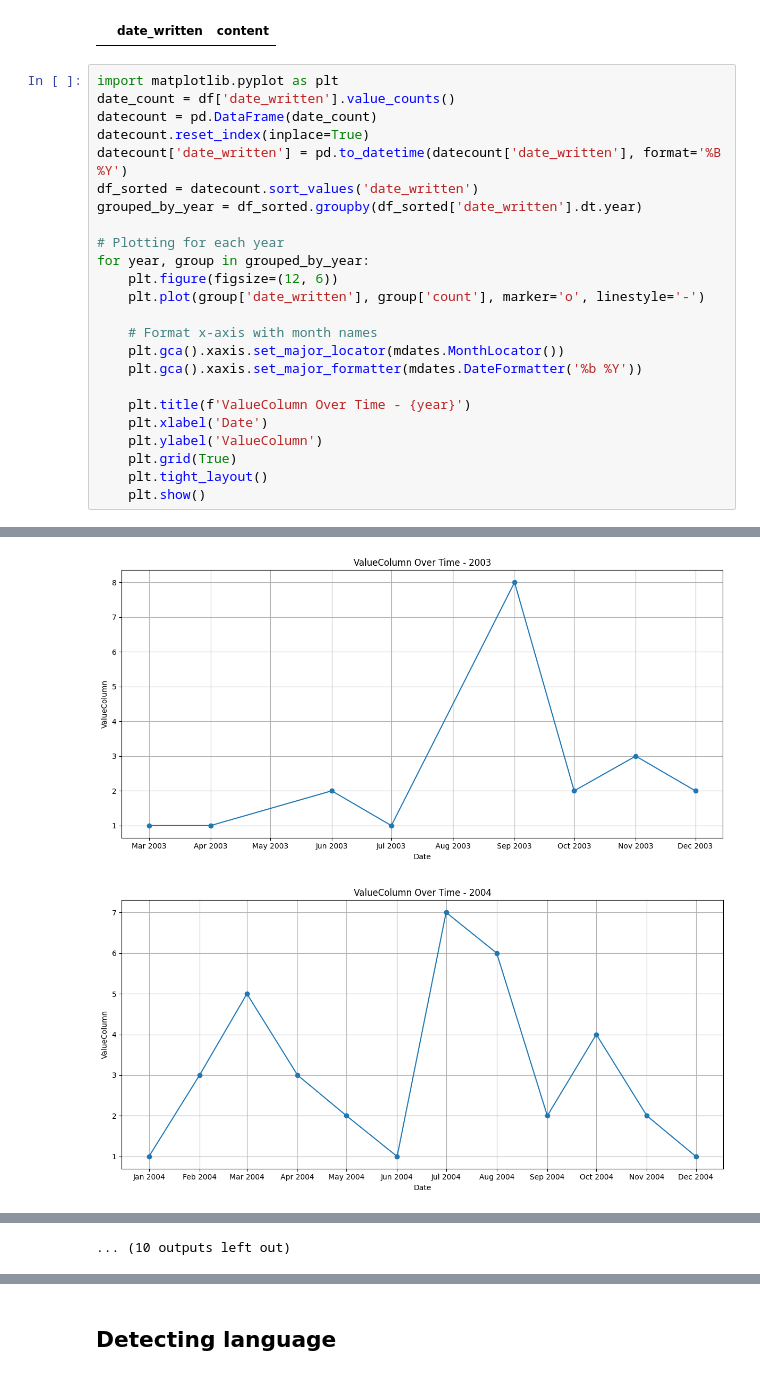
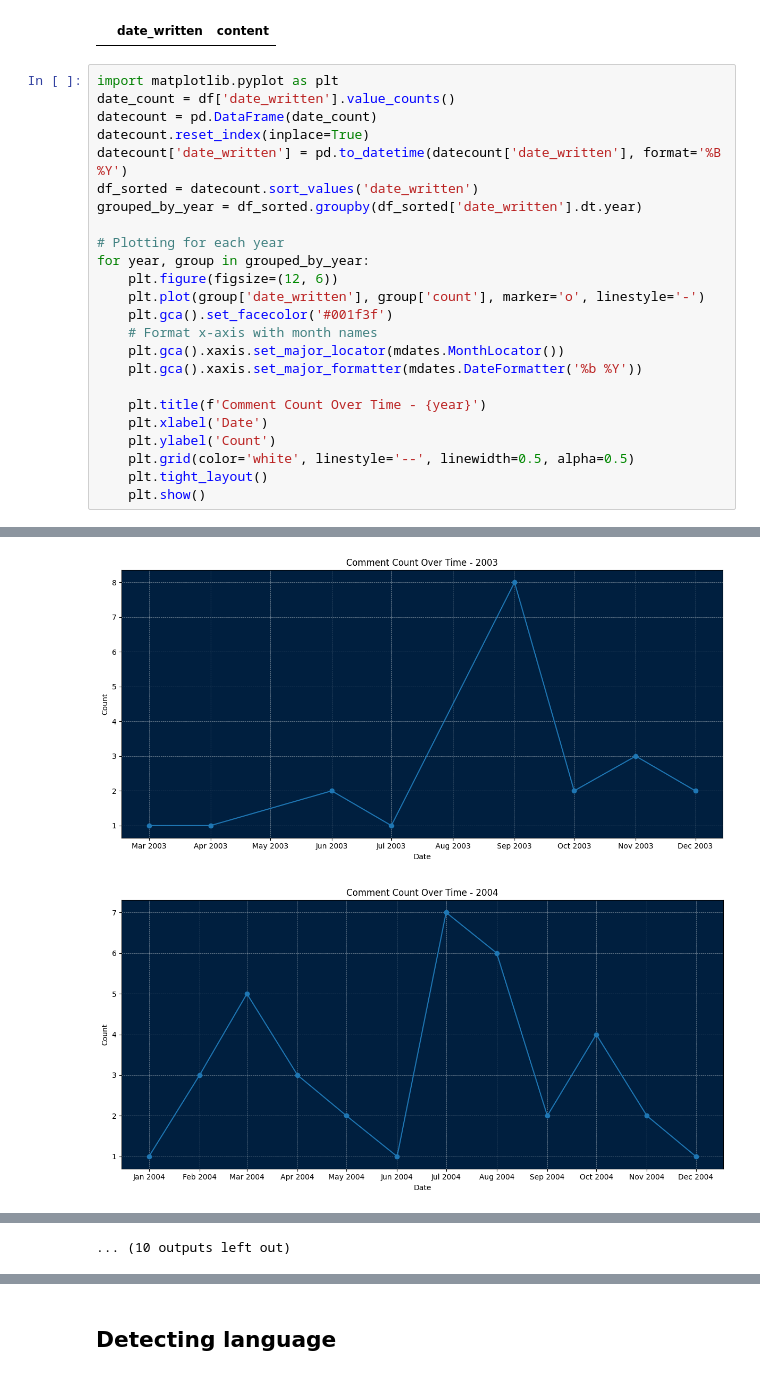
Before and after one commit to George-Michael-Dagogo/IMDB_tutorial, a Jupyter notebook: Tari_csv/tari_explore.ipynb, the cells around one changed output, grey strips where cells are left out. Saved outputs shown, nothing was run; the diff lists cells and outputs as text.

```diff
--- a/Tari_csv/tari_explore.ipynb
+++ b/Tari_csv/tari_explore.ipynb
@@ -271,15 +270,15 @@ grouped_by_year = df_sorted.groupby(df_sorted['date_written'].dt.year)
 for year, group in grouped_by_year:
     plt.figure(figsize=(12, 6))
     plt.plot(group['date_written'], group['count'], marker='o', linestyle='-')
-
+    plt.gca().set_facecolor('#001f3f')
     # Format x-axis with month names
     plt.gca().xaxis.set_major_locator(mdates.MonthLocator())
     plt.gca().xaxis.set_major_formatter(mdates.DateFormatter('%b %Y'))
 
-    plt.title(f'ValueColumn Over Time - {year}')
+    plt.title(f'Comment Count Over Time - {year}')
     plt.xlabel('Date')
-    plt.ylabel('ValueColumn')
-    plt.grid(True)
+    plt.ylabel('Count')
+    plt.grid(color='white', linestyle='--', linewidth=0.5, alpha=0.5)
     plt.tight_layout()
     plt.show()
 # %% [output]
@@ -287,2 +286,2 @@ for year, group in grouped_by_year:
-[figure, old version]
+[figure, new version]
-[figure, old version]
+[figure, new version]
```
Also changed, not shown: parts of 10 cells of this notebook.
